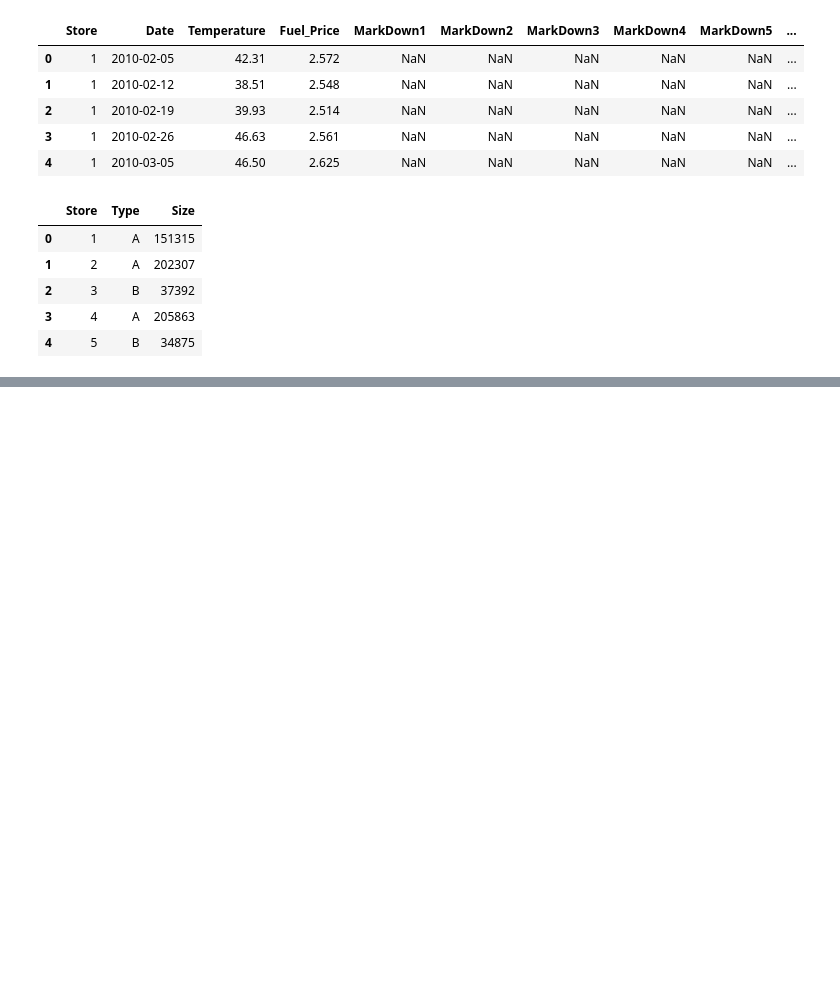
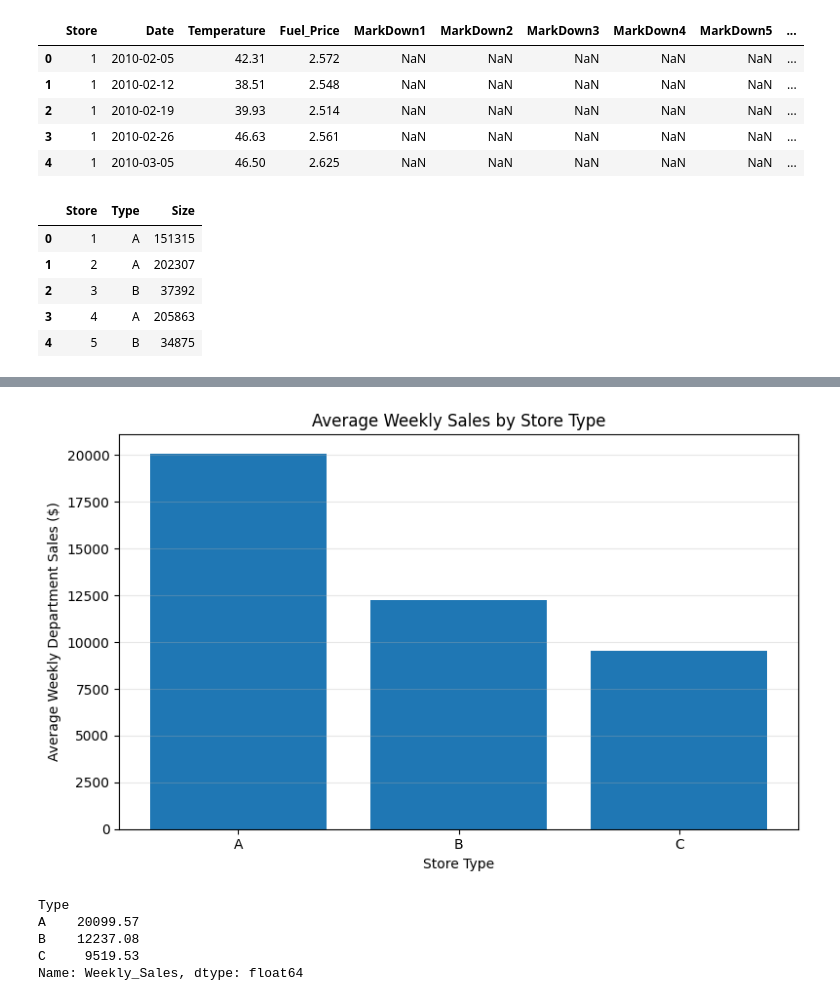
Before and after one commit to asabraunfreck/IS4487-Group-Project, a Jupyter notebook: Final_Project.ipynb, the cells around one changed output, grey strips where cells are left out. Drawn from its saved outputs; the diff is of its cells as text; code cells hidden in the pictures; blank space fills up the shorter version.

```diff
--- a/Final_Project.ipynb
+++ b/Final_Project.ipynb
@@ -76,0 +458,26 @@ display(stores.head())
+# %%
+
+# Calculate average weekly sales by store type
+store_type_sales = walmart.groupby("Type")["Weekly_Sales"].mean()
+
+# Create bar chart
+plt.figure(figsize=(8, 5))
+plt.bar(store_type_sales.index, store_type_sales.values)
+
+plt.title("Average Weekly Sales by Store Type")
+plt.xlabel("Store Type")
+plt.ylabel("Average Weekly Department Sales ($)")
+plt.grid(axis="y", alpha=0.3)
+
+plt.tight_layout()
+plt.show()
+
+# Display average sales values
+print(store_type_sales.round(2))
+# %% [output]
+[figure, added]
+Type
+A    20099.57
+B    12237.08
+C     9519.53
+Name: Weekly_Sales, dtype: float64
```
Also changed, not shown: parts of 34 cells of this notebook.
